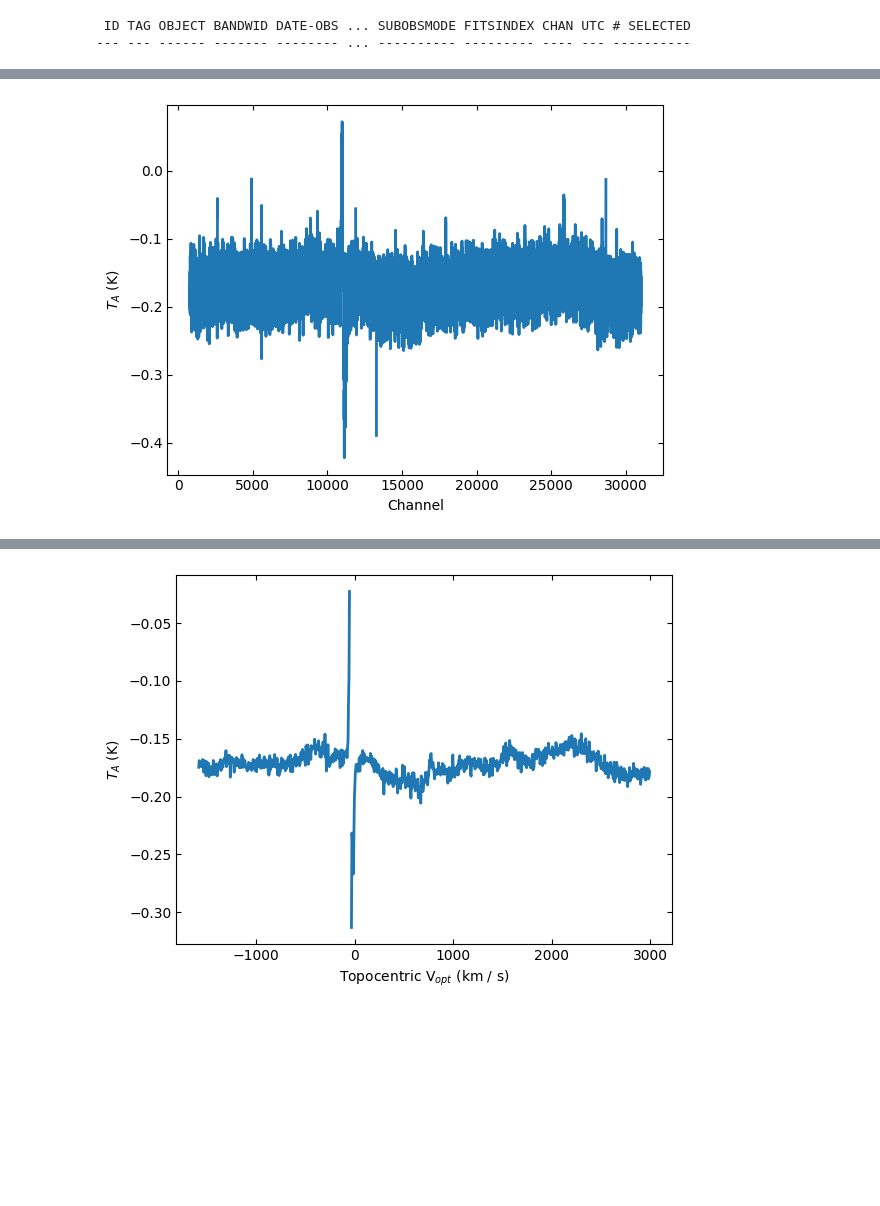
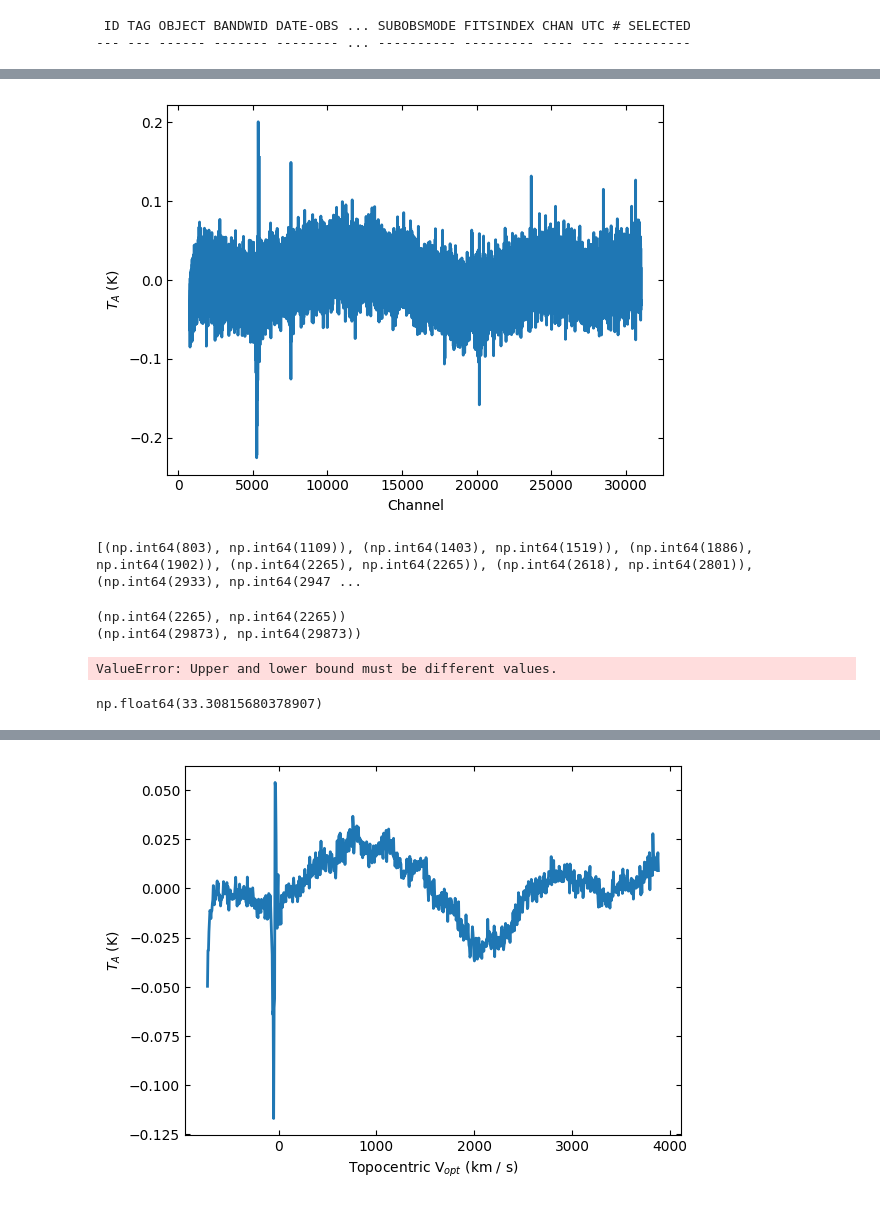
Before and after one commit to swapnaneeldey/GBT_HI_DR_Dysh_Blue_blobs24B, a Jupyter notebook: HI_trial_part4.ipynb, the cells around one changed output, grey strips where cells are left out. Saved outputs shown, nothing was run; the diff lists cells and outputs as text; code cells hidden in the pictures; blank space fills up the shorter version.

```diff
--- a/HI_trial_part4.ipynb
+++ b/HI_trial_part4.ipynb
@@ -20,4 +25,4 @@ sdfits.flags.show()
  ID TAG OBJECT BANDWID DATE-OBS ... SUBOBSMODE FITSINDEX CHAN UTC # SELECTED
 --- --- ------ ------- -------- ... ---------- --------- ---- --- ----------
 # %%
-BC22_scans = [6, 8, 10, 12, 14, 16]
+BC22_scans =[18,20,22,24,26,28]  #[6, 8, 10, 12, 14, 16] #  # #
@@ -128,11 +329,55 @@ INFO: overwriting Masked Quantity's current mask with specified mask. [astropy.n
 # %%
-ps.baseline(model="poly", degree=5, exclude = [()])
+ps.baseline(model="poly", degree=0, remove=True)
 ps.plot(xaxis_unit="chan")
 # %% [output]
-[figure, old version]
+[figure, new version]
+# %%
+def group_excluded_channels(exclude_chan, gap_threshold=100):
+    if not exclude_chan:
+        return []
+
+    exclude_chan.sort()
+    grouped = []
+    start = exclude_chan[0]
+
+    for i in range(1, len(exclude_chan)):
+        if exclude_chan[i] - exclude_chan[i - 1] > gap_threshold:
+            grouped.append((start, exclude_chan[i - 1]))
+            start = exclude_chan[i]
+
+    grouped.append((start, exclude_chan[-1]))
+
+    for i in grouped:
+        if i[1] == i[0]:
+            grouped.remove(i)
+            grouped.append((i[0], i[0]+1))
+    return grouped
+
+# Example usage
+exclude_chan_ex = [1, 2, 3, 4, 10, 12, 13, 14, 25, 26, 27, 30]
+result = group_excluded_channels(exclude_chan, gap_threshold=100)  # Adjust threshold if needed
+print(result)  # Output: [(1, 4), (10, 14), (25, 30)]
+# %% [output]
+[(np.int64(803), np.int64(1109)), (np.int64(1403), np.int64(1519)), (np.int64(1886), np.int64(1902)), (np.int64(2265), np.int64(2265)), (np.int64(2618), np.int64(2801)), (np.int64(2933), np.int64(2947 ...
+# %%
+for i in result:
+    if i[0] == i[1]:
+        print(i)
+# %% [output]
+(np.int64(2265), np.int64(2265))
+(np.int64(29873), np.int64(29873))
+# %%
+flagged_spectra.baseline(model = 'poly', degree=recommended_order, exclude=result, remove=True)
+flagged_spectra.plot(xaxis_unit="chan")
+# %% [output]
+ValueError: Upper and lower bound must be different values.
 # %%
 smoothing = 5/(ps.velocity[3]-ps.velocity[2]).value
+# %%
+smoothing
+# %% [output]
+np.float64(33.30815680378907)
 # %%
-new_ps_smooth = ps.smooth('boxcar', smoothing)
+new_ps_smooth = ps.smooth('boxcar', int(smoothing))
 new_ps_smooth.plot(xaxis_unit="km/s")
 # %% [output]
@@ -141 +385 @@ WARNING: nan_treatment='interpolate', however, NaN values detected post convolut
-[figure, old version]
+[figure, new version]
```
Also changed, not shown: parts of 19 cells of this notebook.
